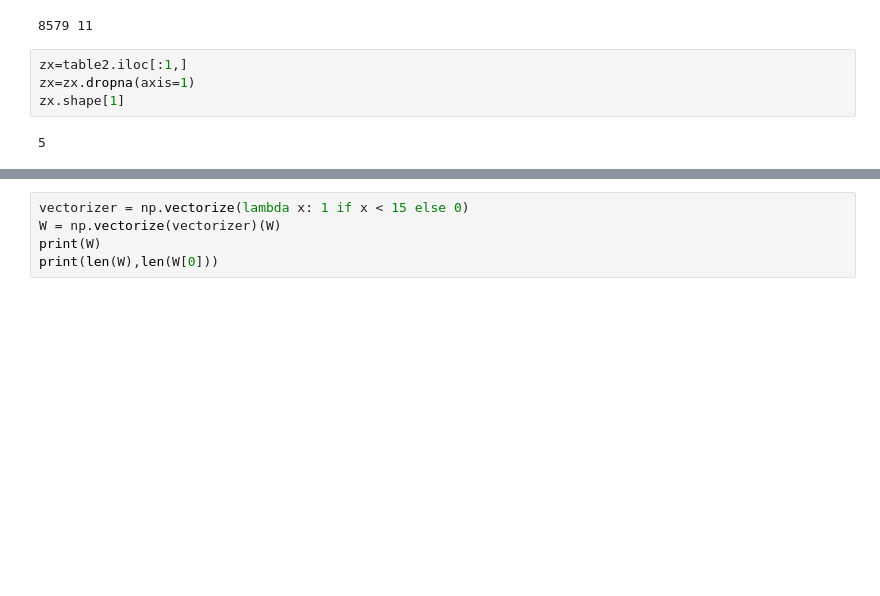
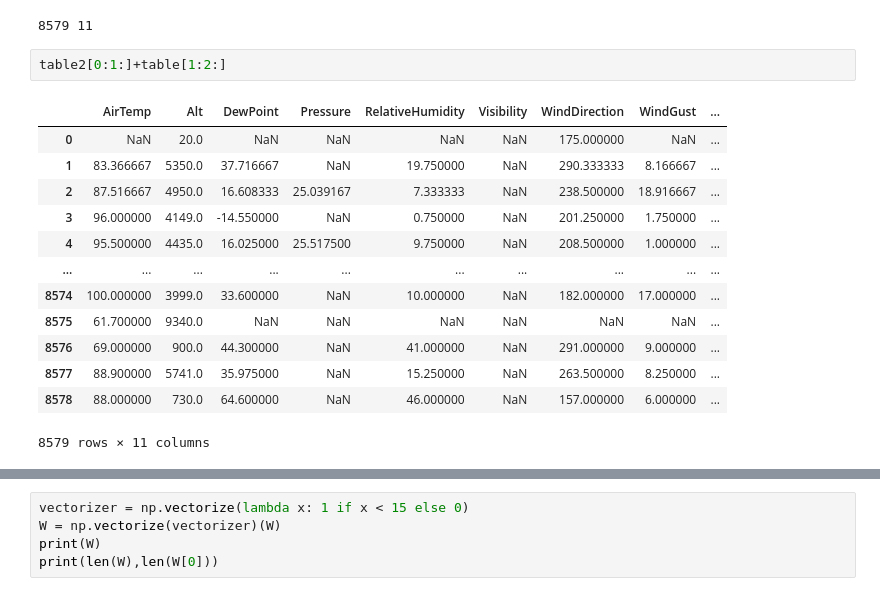
Before and after one commit to Vishal-K-Singh/darkSun, a Jupyter notebook: Untitled.ipynb, the cells around one changed output, grey strips where cells are left out. Cells and saved outputs as stored; diff of their text form; blank space fills up the shorter version.

```diff
--- a/Untitled.ipynb
+++ b/Untitled.ipynb
@@ -77,9 +77,19 @@ x,y=table2.shape
 print(x,y)
 # %% [output]
 8579 11
-# %%
-zx=table2.iloc[:1,]
-zx=zx.dropna(axis=1)
-zx.shape[1]
-# %% [output]
-5
+# %%
+table2[0:1:]+table[1:2:]
+# %% [output]
+|  | AirTemp | Alt | DewPoint | Pressure | RelativeHumidity | Visibility | WindDirection | WindGust | ... |
+| 0 | NaN | 20.0 | NaN | NaN | NaN | NaN | 175.000000 | NaN | ... |
+| 1 | 83.366667 | 5350.0 | 37.716667 | NaN | 19.750000 | NaN | 290.333333 | 8.166667 | ... |
+| 2 | 87.516667 | 4950.0 | 16.608333 | 25.039167 | 7.333333 | NaN | 238.500000 | 18.916667 | ... |
+| 3 | 96.000000 | 4149.0 | -14.550000 | NaN | 0.750000 | NaN | 201.250000 | 1.750000 | ... |
+| 4 | 95.500000 | 4435.0 | 16.025000 | 25.517500 | 9.750000 | NaN | 208.500000 | 1.000000 | ... |
+| ... | ... | ... | ... | ... | ... | ... | ... | ... | ... |
+| 8574 | 100.000000 | 3999.0 | 33.600000 | NaN | 10.000000 | NaN | 182.000000 | 17.000000 | ... |
+| 8575 | 61.700000 | 9340.0 | NaN | NaN | NaN | NaN | NaN | NaN | ... |
+| 8576 | 69.000000 | 900.0 | 44.300000 | NaN | 41.000000 | NaN | 291.000000 | 9.000000 | ... |
+| 8577 | 88.900000 | 5741.0 | 35.975000 | NaN | 15.250000 | NaN | 263.500000 | 8.250000 | ... |
+| 8578 | 88.000000 | 730.0 | 64.600000 | NaN | 46.000000 | NaN | 157.000000 | 6.000000 | ... |
+8579 rows × 11 columns
```
Also changed, not shown: parts of 3 cells of this notebook.
